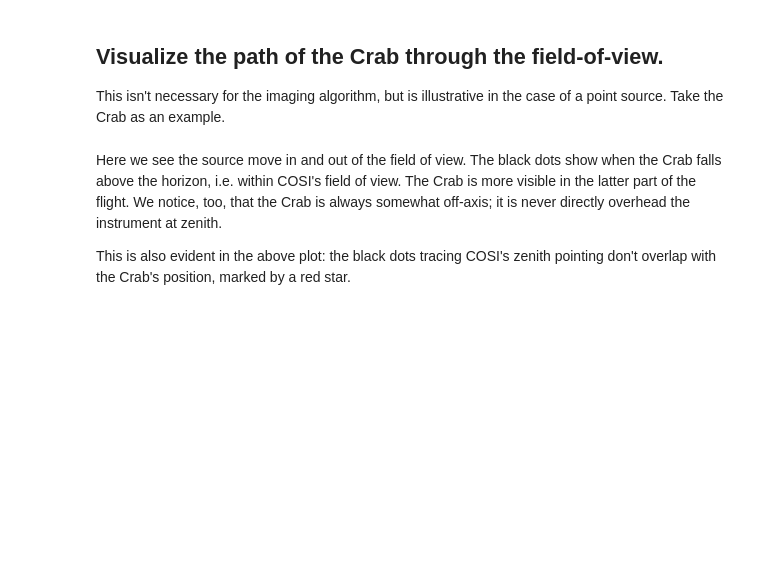
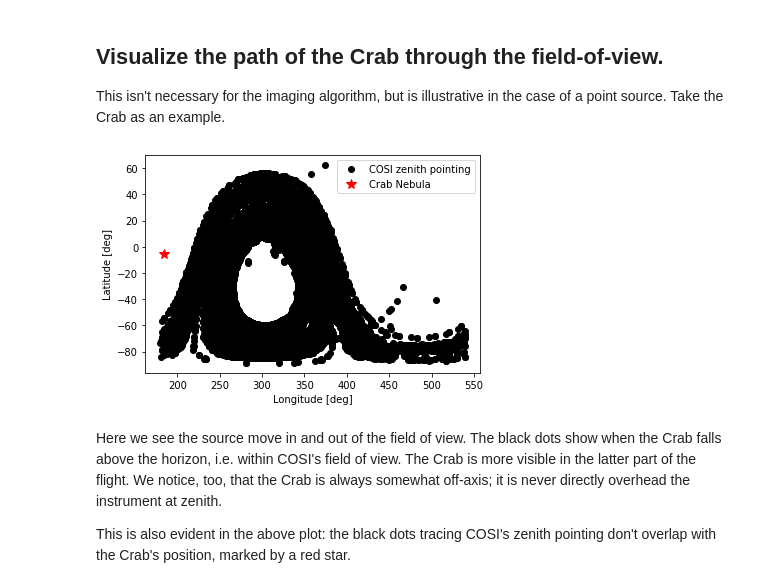
Before and after one commit to cositools/cosi-data-challenge-1, a Jupyter notebook: imaging/RL-DataChallenge-Point_Sources-10XFlux-Ling.ipynb, the cells around one changed output. Drawn from its saved outputs; the diff is of its cells as text; code cells hidden in the pictures; blank space fills up the shorter version.

```diff
--- a/imaging/RL-DataChallenge-Point_Sources-10XFlux-Ling.ipynb
+++ b/imaging/RL-DataChallenge-Point_Sources-10XFlux-Ling.ipynb
@@ -171,11 +134,15 @@ l1, b1 = 184.55746, -5.78436
 # %%
+l_crab, b_crab = 184.55746, -5.78436 # Location of the Crab in Galactic coordinates [deg]
+
 source = 'Crab Nebula'
 
 plt.plot(pointing1.zpoins[:,0]+360, pointing1.zpoins[:,1], 'ko', label='COSI zenith pointing')
-plt.plot(l1, b1, '*r', markersize=10 , label=f'{source}')
+plt.plot(l_crab, b_crab, '*r', markersize=10 , label=f'{source}')
 plt.xlabel('Longitude [deg]')
 plt.ylabel('Latitude [deg]')
 plt.legend();
+# %% [output]
+[figure, added]
 # %%
 # COSI's field of view extends ~60 deg from zenith.
 # Hence, the "horizon" lies at the maximum extent of what COSI can see beyond zenith.
```
Also changed, not shown: parts of 44 cells of this notebook, 1 other file.
